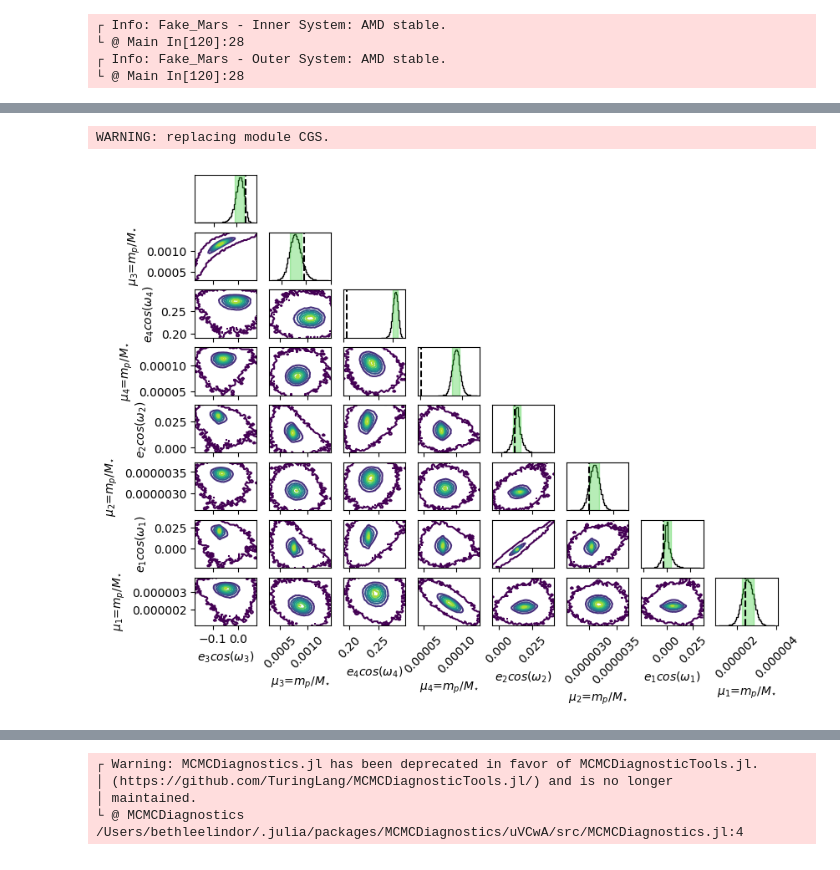
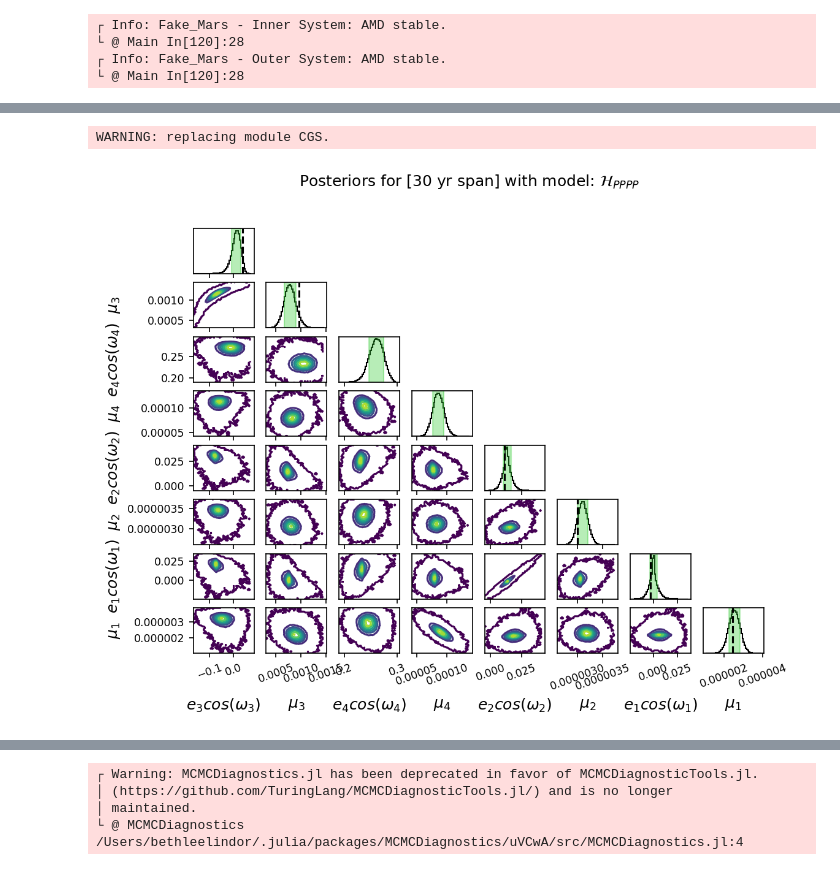
Before and after one commit to bmlindor/ttv_ss, a Jupyter notebook: runs.ipynb, the cells around one changed output, grey strips where cells are left out. Saved outputs shown, nothing was run; the diff lists cells and outputs as text; code cells hidden in the pictures.

```diff
--- a/runs.ipynb
+++ b/runs.ipynb
@@ -174,7 +174,7 @@ report("Fake_Mars - Outer System", stats, pairs)
 ┌ Info: Fake_Mars - Outer System: AMD stable.
 └ @ Main In[120]:28
 # %%
-grid_type_nplanet="widep4";sigma=30;nyear=;
+grid_type_nplanet="widep4";sigma=30;nyear=30;
 mcfile=string("MCMC/",grid_type_nplanet,"_mcmc",sigma,"s",nyear,"yrs.jld2")
 m=jldopen(String(mcfile),"r")
 par_mcmc= m["par_mcmc"];
@@ -185,10 +185,11 @@ pname=m["pname"];
 iburn=m["iburn"];
 # indepsamples=m["indepsamples"]
 # %%
-parname=[L"$μ_1$=$m_p/M_{⋆}$",L"$P_1$ [days]",L"$t_{0,1}$",L"$e_1 cos(ω_1)$",L"$e_1 sin(ω_1)$",
-    L"$μ_2$=$m_p/M_{⋆}$",L"$P_2$ [days]",L"$t_{0,2}$",L"$e_2 cos(ω_2)$",L"$e_2 sin(ω_2)$",
-    L"$μ_4$=$m_p/M_{⋆}$",L"$P_4$ [days]",L"$t_{0,4}$",L"$e_4 cos(ω_4)$",L"$e_4 sin(ω_4)$",
-    L"$μ_3$=$m_p/M_{⋆}$",L"$P_3$ [days]",L"$t_{0,3}$",L"$e_3 cos(ω_3)$",L"$e_3 sin(ω_3)$",
+include("misc.jl")
+parname=[L"$μ_1$",L"$P_1$ [days]",L"$t_{0,1}$",L"$e_1 cos(ω_1)$",L"$e_1 sin(ω_1)$",
+    L"$μ_2$",L"$P_2$ [days]",L"$t_{0,2}$",L"$e_2 cos(ω_2)$",L"$e_2 sin(ω_2)$",
+    L"$μ_4$",L"$P_4$ [days]",L"$t_{0,4}$",L"$e_4 cos(ω_4)$",L"$e_4 sin(ω_4)$",
+    L"$μ_3$",L"$P_3$ [days]",L"$t_{0,3}$",L"$e_3 cos(ω_3)$",L"$e_3 sin(ω_3)$",
 #     L"$μ_5$ [$M_{⋆}$]",L"$P_5$ [days]",L"$t_{0,5}$",L"$e_4 cos(ω_5)$",L"$e_5 sin(ω_5)$",
     L"$t_{max} sin(ϕ_0)$",L"$t_{max} cos(ϕ_0)$",L"$Δϕ$ [rad]",L"$σ_{sys}^2$ [days]"]
 truem1,truem2,truem3,truem4=0.815.*CGS.MEARTH/CGS.MSUN,1.0.*CGS.MEARTH/CGS.MSUN,0.1074.*CGS.MEARTH/CGS.MSUN,317.8.*CGS.MEARTH/CGS.MSUN
@@ -201,28 +203,29 @@ truee1,truee2,truee3,truee4=0.00677323,0.01671022,0.09341233,0.04839266
 # %%
 test_values=[
     vec(par_mcmc[:,iburn:end,1]),
     vec(par_mcmc[:,iburn:end,4]),
     vec(par_mcmc[:,iburn:end,6]),
     vec(par_mcmc[:,iburn:end,9]),
     vec(par_mcmc[:,iburn:end,11]),
     vec(par_mcmc[:,iburn:end,14]),
     vec(par_mcmc[:,iburn:end,16]),
     vec(par_mcmc[:,iburn:end,19])]
 true_vals=[truem1;trueec1;truem2;trueec2;truem3;trueec3;truem4;trueec4]#;truem4;truep4];
 labels=[parname[1];
     parname[4];
     parname[6];
     parname[9];
     parname[11];
     parname[14];
     parname[16];
     parname[19]];
 include("corner_plot.jl");
 # suptitle(string("Eccentricity vectors for ",model,L"; $σ_{obs}=30$-s, $n_{year}=30$"))
 # title(string("BIC=-1163.0"))
-corner(test_values,true_vals,labels,50)
-# tight_layout()
-# savefig("IMAGES/discussion/widep4-30s30yrs_me.png",dpi=200)
+model=L"$\mathcal{H}_{PPPP}$"
+corner(test_values,true_vals,labels,50,model)
+# tight_layout()`
+savefig("IMAGES/discussion/widep4-30s30yrs_me.png")
 # %% [output]
 WARNING: replacing module CGS.
-[figure, old version]
+[figure, new version]
```
Also changed, not shown: parts of 14 cells of this notebook, 15 other files.
